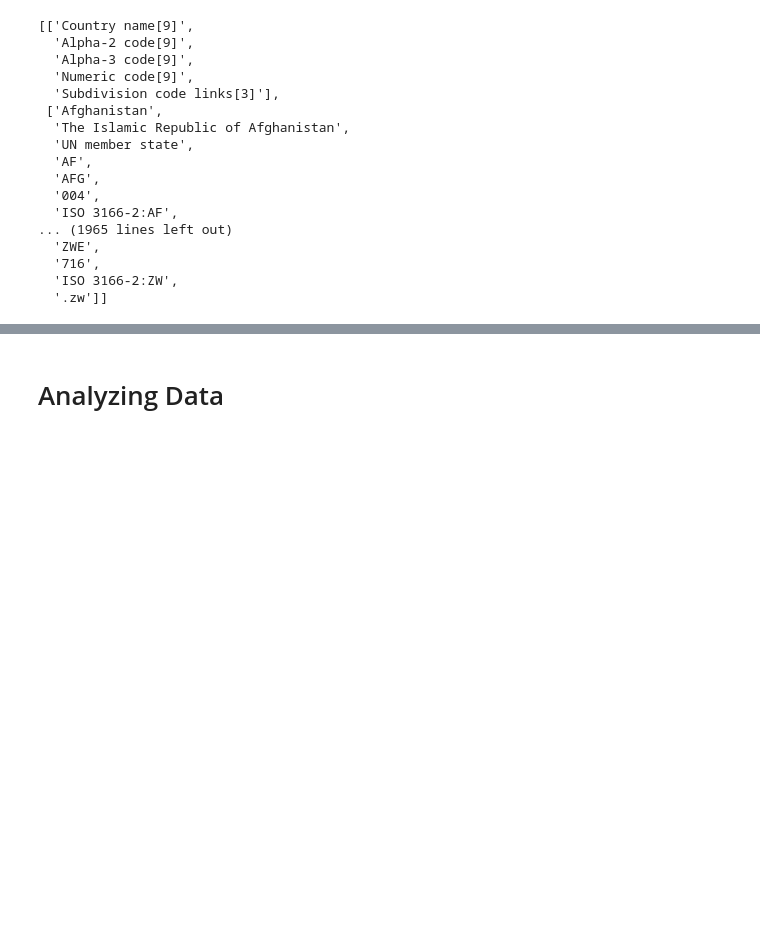
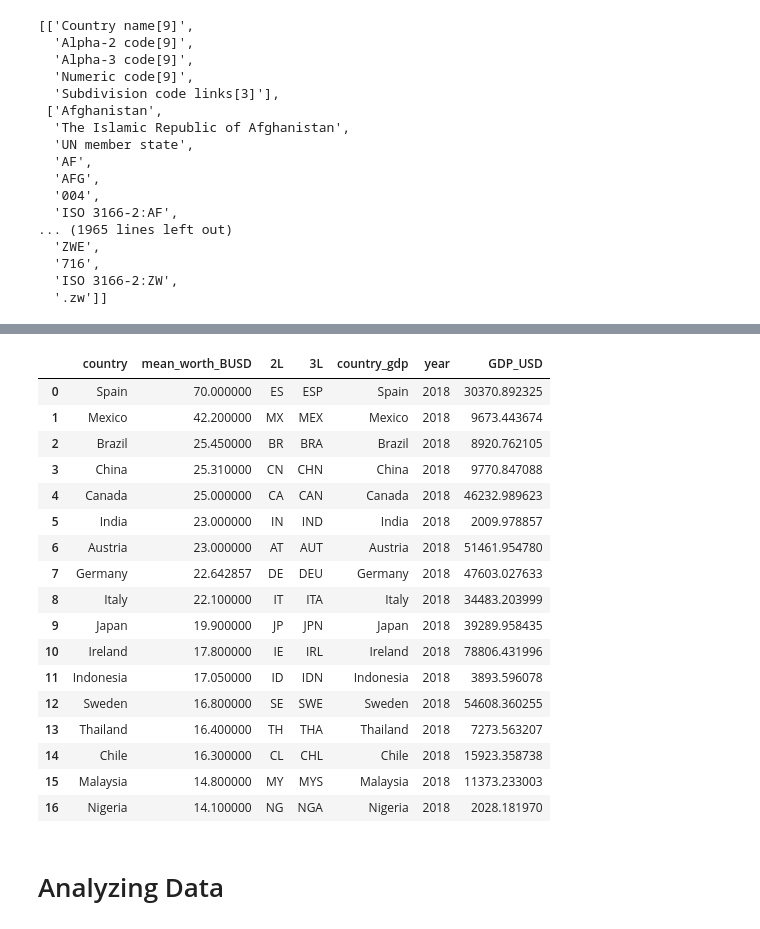
Before and after one commit to CristopherRL/Ironhack-Module_1_Project-Automatic_Reporting, a Jupyter notebook: notebooks/Stage2.ipynb, the cells around one changed output, grey strips where cells are left out. Saved outputs shown, nothing was run; the diff lists cells and outputs as text; code cells hidden in the pictures; blank space fills up the shorter version.

```diff
--- a/notebooks/Stage2.ipynb
+++ b/notebooks/Stage2.ipynb
@@ -280,3 +329,6 @@ meanW_country.merge(country_codes, left_on='country', right_on='Country')
 #Library pandas_datareader downloaded to use API in World Bank website
 from pandas_datareader import wb
 matches = wb.search('gdp.*capita.*const')
+# %%
+countries_GDP = list(meanW_country['2L'].unique())
+countries_GDP
@@ -283,4 +354,4 @@ matches = wb.search('gdp.*capita.*const')
 # %%
-dat = wb.download(indicator='NY.GDP.PCAP.CD', country=['US', 'CL', 'MX'], start=2017, end=2018)
-print(dat)
+WB_data = wb.download(indicator='NY.GDP.PCAP.CD', country = countries_GDP , start=2018, end=2018)
+WB_data
 # %% [output]
@@ -294,0 +376,5 @@ United States 2018    62794.585652
+# %%
+WB_data = WB_data.reset_index()
+WB_data.drop('year',axis=1)
+WB_data.rename(columns={'NY.GDP.PCAP.CD':'GDP_USD'}, inplace=True)
+WB_data
@@ -294,0 +399,2 @@ United States 2018    62794.585652
+# %%
+WB_data.rename(columns={'NY.GDP.PCAP.CD':'GDP_USD', 'country':'country_gdp'}, inplace=True)
@@ -294,0 +403,22 @@ United States 2018    62794.585652
+# %%
+meanW_GDPP = pd.merge(meanW_country, WB_data, left_on='country', right_on='country_gdp')
+meanW_GDPP
+# %% [output]
+|  | country | mean_worth_BUSD | 2L | 3L | country_gdp | year | GDP_USD |
+| 0 | Spain | 70.000000 | ES | ESP | Spain | 2018 | 30370.892325 |
+| 1 | Mexico | 42.200000 | MX | MEX | Mexico | 2018 | 9673.443674 |
+| 2 | Brazil | 25.450000 | BR | BRA | Brazil | 2018 | 8920.762105 |
+| 3 | China | 25.310000 | CN | CHN | China | 2018 | 9770.847088 |
+| 4 | Canada | 25.000000 | CA | CAN | Canada | 2018 | 46232.989623 |
+| 5 | India | 23.000000 | IN | IND | India | 2018 | 2009.978857 |
+| 6 | Austria | 23.000000 | AT | AUT | Austria | 2018 | 51461.954780 |
+| 7 | Germany | 22.642857 | DE | DEU | Germany | 2018 | 47603.027633 |
+| 8 | Italy | 22.100000 | IT | ITA | Italy | 2018 | 34483.203999 |
+| 9 | Japan | 19.900000 | JP | JPN | Japan | 2018 | 39289.958435 |
+| 10 | Ireland | 17.800000 | IE | IRL | Ireland | 2018 | 78806.431996 |
+| 11 | Indonesia | 17.050000 | ID | IDN | Indonesia | 2018 | 3893.596078 |
+| 12 | Sweden | 16.800000 | SE | SWE | Sweden | 2018 | 54608.360255 |
+| 13 | Thailand | 16.400000 | TH | THA | Thailand | 2018 | 7273.563207 |
+| 14 | Chile | 16.300000 | CL | CHL | Chile | 2018 | 15923.358738 |
+| 15 | Malaysia | 14.800000 | MY | MYS | Malaysia | 2018 | 11373.233003 |
+| 16 | Nigeria | 14.100000 | NG | NGA | Nigeria | 2018 | 2028.181970 |
```
Also changed, not shown: parts of 22 cells of this notebook, 1 other file.
